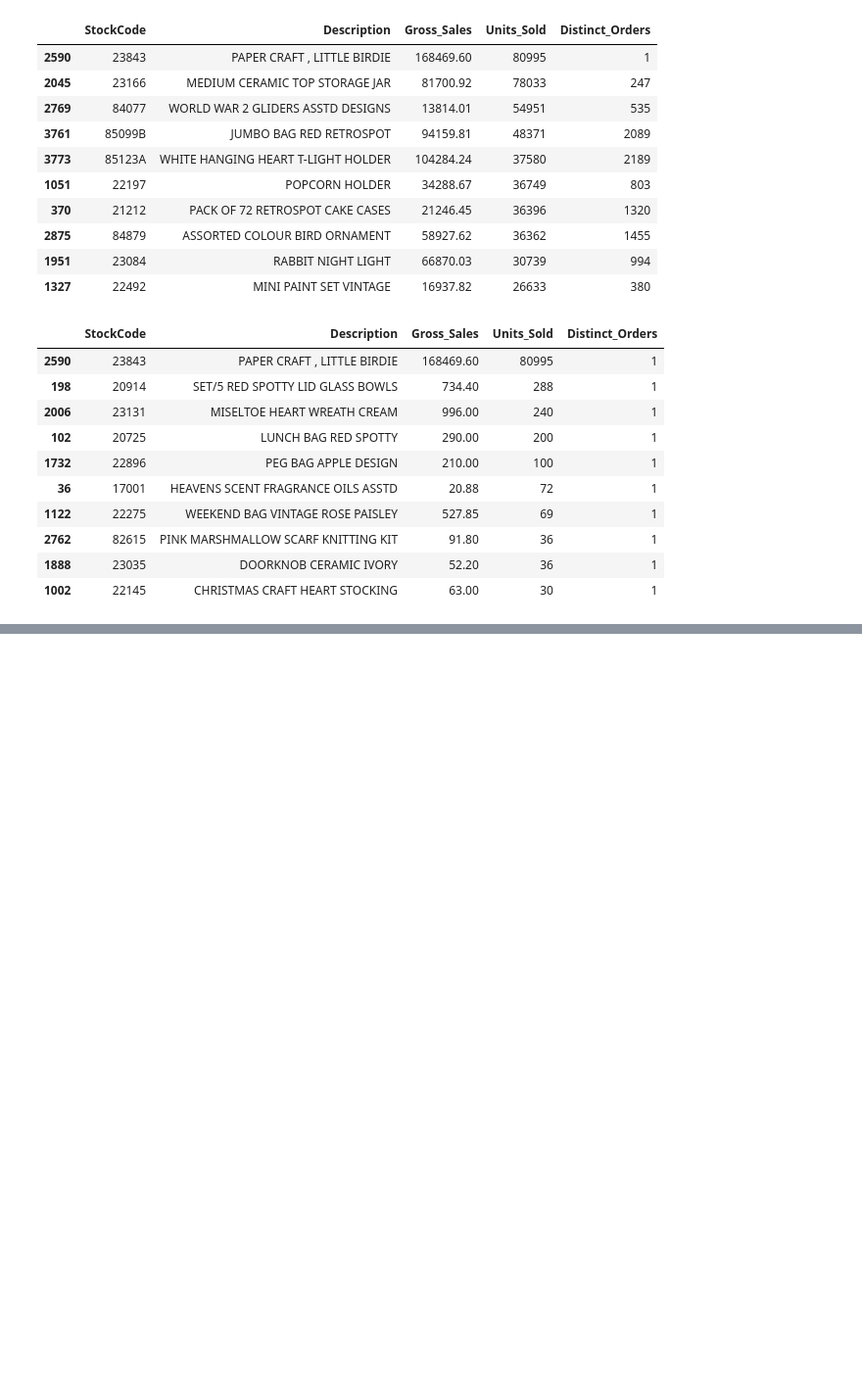
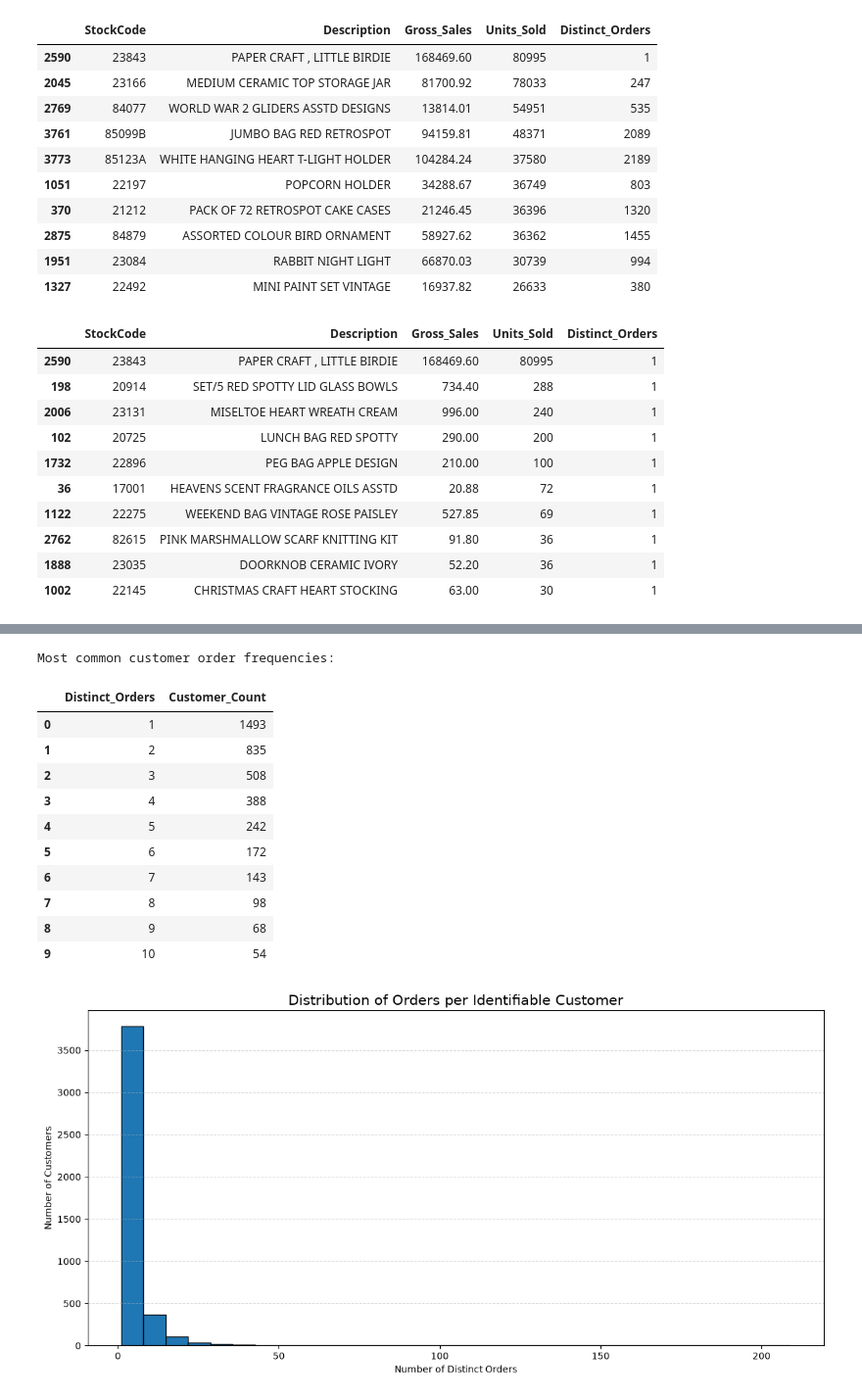
Before and after one commit to kartikeysharma2645/Analytics-Report-Insights, a Jupyter notebook: notebooks/ecommerce_sales_analysis.ipynb, the cells around one changed output, grey strips where cells are left out. Shown at 98% size. Cells and saved outputs as stored; diff of their text form; code cells hidden in the pictures; blank space fills up the shorter version.

```diff
--- a/notebooks/ecommerce_sales_analysis.ipynb
+++ b/notebooks/ecommerce_sales_analysis.ipynb
@@ -784,0 +906,42 @@ Top 10 share of total sales: 10.82%
+# %%
+
+# Count customers by number of distinct invoices
+order_frequency = (
+    customer_summary["Distinct_Orders"]
+    .value_counts()
+    .sort_index()
+)
+
+# Display the most common purchase frequencies
+print("Most common customer order frequencies:")
+display(order_frequency.head(10).rename_axis("Distinct_Orders").reset_index(name="Customer_Count"))
+
+# Plot the distribution of customer order counts
+plt.figure(figsize=(12, 6))
+
+plt.hist(
+    customer_summary["Distinct_Orders"],
+    bins=30,
+    edgecolor="black"
+)
+
+plt.title("Distribution of Orders per Identifiable Customer", fontsize=15)
+plt.xlabel("Number of Distinct Orders")
+plt.ylabel("Number of Customers")
+plt.grid(axis="y", linestyle="--", alpha=0.5)
+plt.tight_layout()
+plt.show()
+# %% [output]
+Most common customer order frequencies:
+|  | Distinct_Orders | Customer_Count |
+| 0 | 1 | 1493 |
+| 1 | 2 | 835 |
+| 2 | 3 | 508 |
+| 3 | 4 | 388 |
+| 4 | 5 | 242 |
+| 5 | 6 | 172 |
+| 6 | 7 | 143 |
+| 7 | 8 | 98 |
+| 8 | 9 | 68 |
+| 9 | 10 | 54 |
+[figure, added]
```
Also changed, not shown: parts of 7 cells of this notebook.
